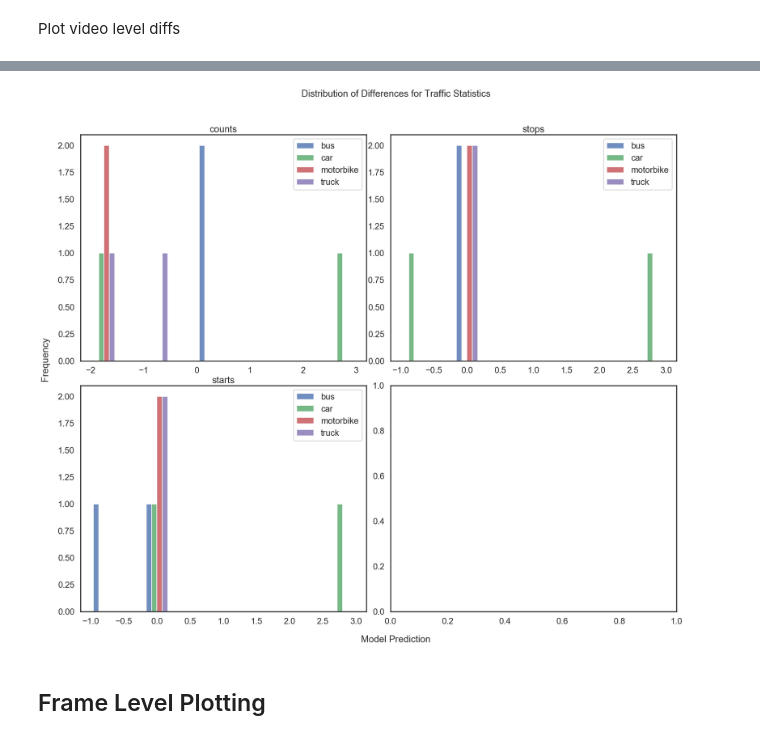
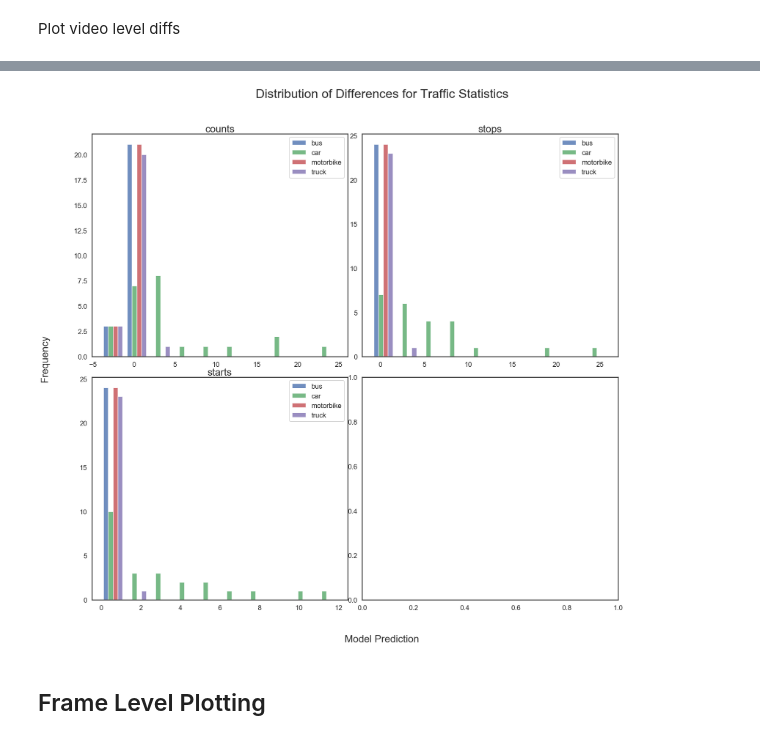
Before and after one commit to dssg/air_pollution_estimation, a Jupyter notebook: notebooks/20190730_CW_eval_plotting.ipynb, the cells around one changed output, grey strips where cells are left out. Cells and saved outputs as stored; diff of their text form; code cells hidden in the pictures.

```diff
--- a/notebooks/20190730_CW_eval_plotting.ipynb
+++ b/notebooks/20190730_CW_eval_plotting.ipynb
@@ -55,0 +58,6 @@ See the caveats in the documentation: http://pandas.pydata.org/pandas-docs/stabl
+# %%
+video_level_stats_df = pd.read_csv("../data/carolinetemp/eval_video_performance_kcf.csv")
+video_level_diff_df = pd.read_csv("../data/carolinetemp/eval_video_diffs_kcf.csv")
+
+# video_level_stats_df = pd.read_csv("../data/carolinetemp/eval_video_performance_csrt.csv")
+# video_level_diff_df = pd.read_csv("../data/carolinetemp/eval_video_diffs_csrt.csv")
@@ -92,7 +208,7 @@ def plot_video_stats_diff_distribution(video_level_diff_df: pd.DataFrame,
         desired filename)
     """
     plt.style.use('seaborn-deep')
-    fig, ((ax1, ax2), (ax3, ax4)) = plt.subplots(nrows=2, ncols=2, figsize=(25,20))
+    fig, ((ax1, ax2), (ax3, ax4)) = plt.subplots(nrows=2, ncols=2, figsize=(30,25))
 
     for i,stat_type in enumerate(video_stat_types):
         stat_list = []
@@ -103,21 +219,21 @@ def plot_video_stats_diff_distribution(video_level_diff_df: pd.DataFrame,
 
         # plot distribution of stat_type on one sub-plot
         ax = eval(f"ax{i+1}")
-        ax.set_title(stat_type)
+        ax.set_title(stat_type, fontsize = 32)
         ax.hist(x=stat_list,
                 label=vehicle_types,
                 alpha=0.8)
         ax.legend(loc="upper right")
 
-    fig.suptitle("Distribution of Differences for Traffic Statistics", size=24)
-    fig.text(0, 0.5,"Frequency", ha='center', va='center', rotation='vertical', size=24) #y label
-    fig.text(0.5, 0, "Model Prediction", ha='center', va='center', size=24) # x label
+    fig.suptitle("Distribution of Differences for Traffic Statistics", size=40)
+    fig.text(0, 0.5,"Frequency", ha='center', va='center', rotation='vertical', size=32) #y label
+    fig.text(0.5, 0, "Model Prediction", ha='center', va='center', size=32) # x label
 
     fig.tight_layout()
     fig.subplots_adjust(top=0.90,
-                        left = 0.05,
-                        right= 0.90,
-                        bottom = 0.05
+                        left = 0.07,
+                        right= 0.85,
+                        bottom = 0.07
                        )
     if save_path is not None:
         plt.savefig(save_path)
@@ -126,9 +242,9 @@ def plot_video_stats_diff_distribution(video_level_diff_df: pd.DataFrame,
     plt.close()
 # %%
 plot_video_stats_diff_distribution(video_level_diff_df,video_stat_types = ["counts", "stops", "starts"],
-                                  save_path = "../data/plots/diff_dist.pdf")
+                                  save_path = "../data/plots/diff_dist_csrt.pdf")
 # %% [output]
-[figure, old version]
+[figure, new version]
 # %% [markdown]
 ## Frame Level Plotting
 # %%
```
Also changed, not shown: parts of 5 cells of this notebook, 1 other file.
